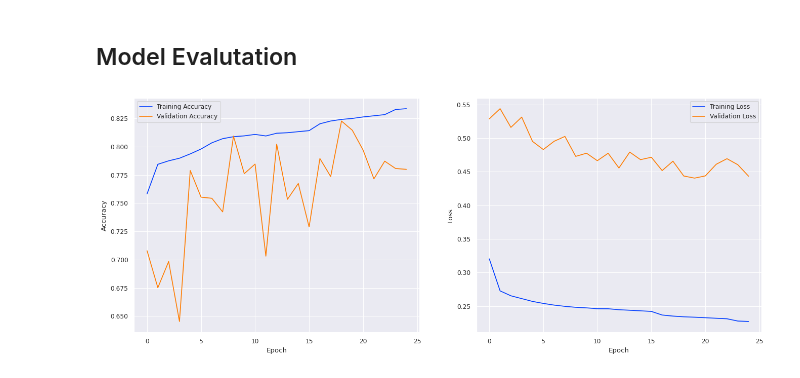
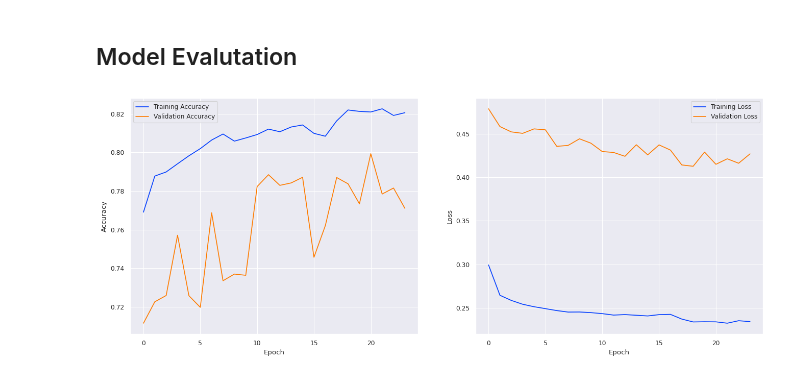
Before and after one commit to sssspppuud/Network-Intrusion-Detection-System-with-Explainable-Deep-Learning, a Jupyter notebook: Code/main.ipynb, the cells around one changed output. Saved outputs shown, nothing was run; the diff lists cells and outputs as text; code cells hidden in the pictures.

Commit message:
Same model using pytorch

```diff
--- a/Code/main.ipynb
+++ b/Code/main.ipynb
@@ -581,0 +527,14 @@ model.save("model.keras")
+# %%
+classes=np.unique(y_train)
+weights = class_weight.compute_class_weight('balanced', classes=classes, y=y_train)
+class_weights = dict(zip(classes,weights))
+class_weights_tensor = torch.tensor(weights, dtype=torch.float32).to(device)
+# %%
+criterion = nn.CrossEntropyLoss(weight=class_weights_tensor)
+optimiser = optim.Adam(model.parameters(), lr = 3e-4, weight_decay=1e-5)
+scheduler = optim.lr_scheduler.ReduceLROnPlateau(
+    optimizer=optimiser, mode = "min", factor = 0.2, patience = 3
+)
+# %%
+loss_history = {"train": [], "val": []}
+acc_history = {"train": [], "val": []}
@@ -583,3 +624,11 @@ model.save("model.keras")
 ## Model Evalutation
 # %%
 from sklearn.metrics import classification_report, f1_score, confusion_matrix
+# %%
+model.load_state_dict(torch.load("model.pth"))
+history = {
+    "loss" : loss_history["train"],
+    "val_loss" : loss_history["val"],
+    "accuracy" : acc_history["train"],
+    "val_accuracy": acc_history["val"]
+}
@@ -608,10 +671,10 @@ def plot_accuracy_and_loss(history):
     ax[1].legend()
 
     plt.show()
-# %%
-plot_accuracy_and_loss(history.history)
-# %% [output]
-[figure, removed]
+# %%
+plot_accuracy_and_loss(history)
+# %% [output]
+[figure, added]
 # %%
 def plot_confusion_matrix(y_true, y_pred, classes):
     cm = confusion_matrix(y_true, y_pred)
```
Also changed, not shown: parts of 31 cells of this notebook, 2 other files.
